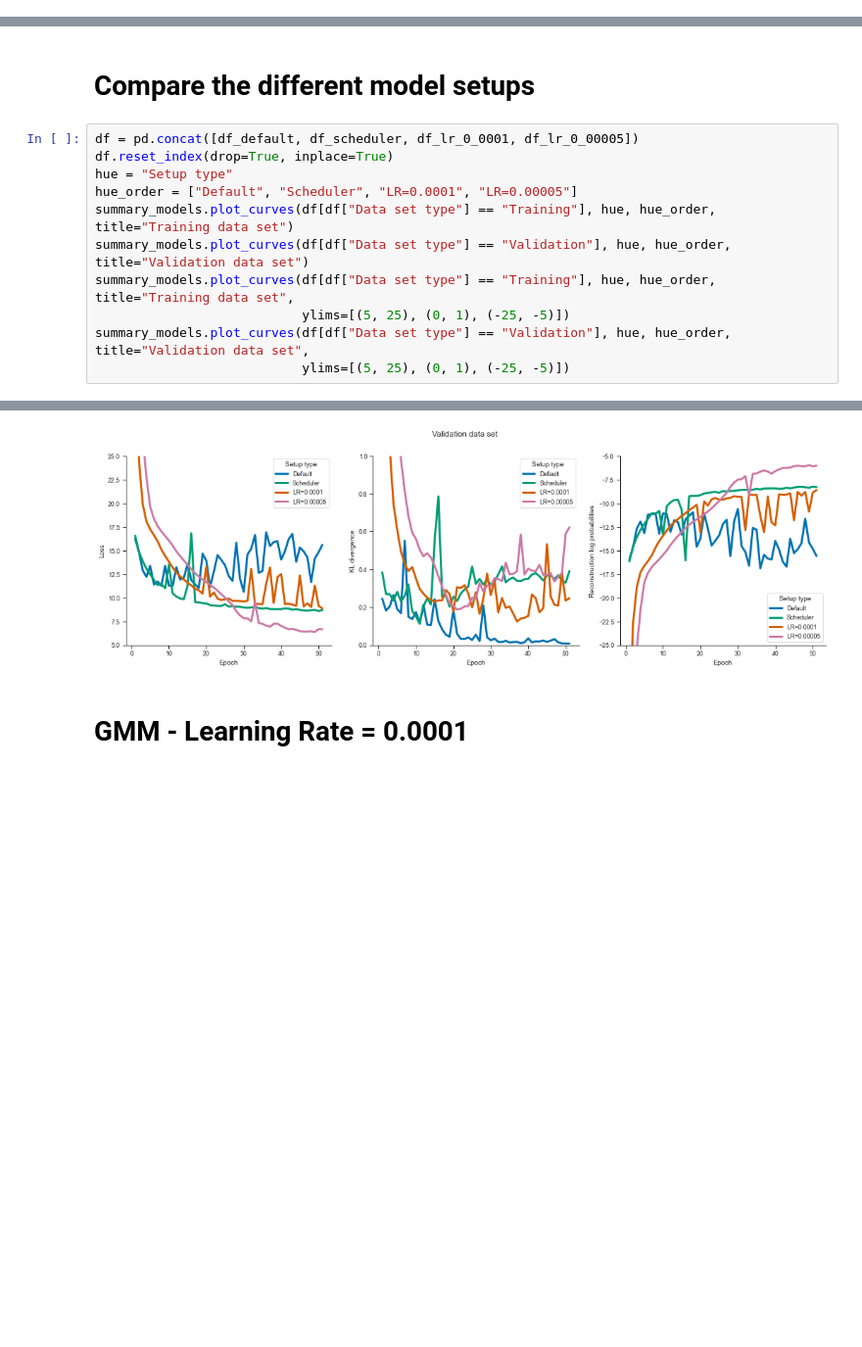
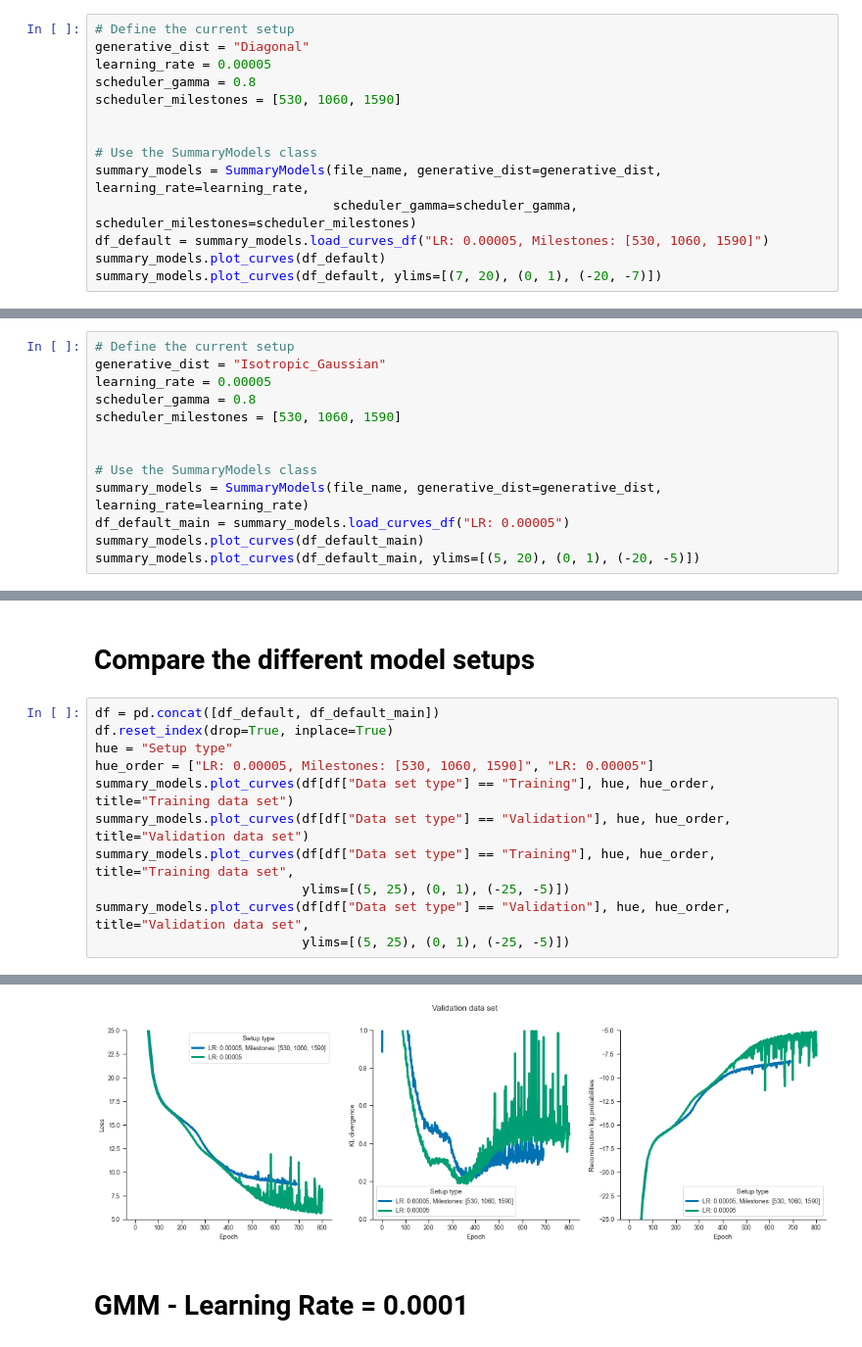
Before and after one commit to ThordurPall/vessel-trajectory-anomaly-detection, a Jupyter notebook: notebooks/Model Training/Learning Curves/Continuous Representation/Bornholm/Explore Training & Validation Curves - Fishing Vessels.ipynb, the cells around one changed output, grey strips where cells are left out. Shown at 98% size. Drawn from its saved outputs; the diff is of its cells as text; blank space fills up the shorter version.

```diff
--- a/notebooks/Model Training/Learning Curves/Continuous Representation/Bornholm/Explore Training & Validation Curves - Fishing Vessels.ipynb
+++ b/notebooks/Model Training/Learning Curves/Continuous Representation/Bornholm/Explore Training & Validation Curves - Fishing Vessels.ipynb
@@ -223,0 +286,14 @@ summary_models.plot_curves(df_default, ylims=[(7, 20), (0, 1), (-20, -7)])
+# %%
+# Define the current setup
+generative_dist = "Diagonal"
+learning_rate = 0.00005
+scheduler_gamma = 0.8
+scheduler_milestones = [530, 1060, 1590]
+
+
+# Use the SummaryModels class
+summary_models = SummaryModels(file_name, generative_dist=generative_dist, learning_rate=learning_rate,
+                               scheduler_gamma=scheduler_gamma, scheduler_milestones=scheduler_milestones)
+df_default = summary_models.load_curves_df("LR: 0.00005, Milestones: [530, 1060, 1590]")
+summary_models.plot_curves(df_default)
+summary_models.plot_curves(df_default, ylims=[(7, 20), (0, 1), (-20, -7)])
@@ -223,0 +303,13 @@ summary_models.plot_curves(df_default, ylims=[(7, 20), (0, 1), (-20, -7)])
+# %%
+# Define the current setup
+generative_dist = "Isotropic_Gaussian"
+learning_rate = 0.00005
+scheduler_gamma = 0.8
+scheduler_milestones = [530, 1060, 1590]
+
+
+# Use the SummaryModels class
+summary_models = SummaryModels(file_name, generative_dist=generative_dist, learning_rate=learning_rate)
+df_default_main = summary_models.load_curves_df("LR: 0.00005")
+summary_models.plot_curves(df_default_main)
+summary_models.plot_curves(df_default_main, ylims=[(5, 20), (0, 1), (-20, -5)])
@@ -224,10 +319,10 @@ summary_models.plot_curves(df_default, ylims=[(7, 20), (0, 1), (-20, -7)])
 # %% [markdown]
 # Compare the different model setups
 # %%
-df = pd.concat([df_default, df_scheduler, df_lr_0_0001, df_lr_0_00005])
+df = pd.concat([df_default, df_default_main])
 df.reset_index(drop=True, inplace=True)
 hue = "Setup type"
-hue_order = ["Default", "Scheduler", "LR=0.0001", "LR=0.00005"]
+hue_order = ["LR: 0.00005, Milestones: [530, 1060, 1590]", "LR: 0.00005"]
 summary_models.plot_curves(df[df["Data set type"] == "Training"], hue, hue_order, title="Training data set")
 summary_models.plot_curves(df[df["Data set type"] == "Validation"], hue, hue_order, title="Validation data set")
 summary_models.plot_curves(df[df["Data set type"] == "Training"], hue, hue_order, title="Training data set",
@@ -241,4 +336,4 @@ summary_models.plot_curves(df[df["Data set type"] == "Validation"], hue, hue_ord
-[figure, old version]
+[figure, new version]
 # %% [markdown]
 # GMM - Learning Rate = 0.0001
 # %%
```
Also changed, not shown: parts of 12 cells of this notebook, 1 other file.
